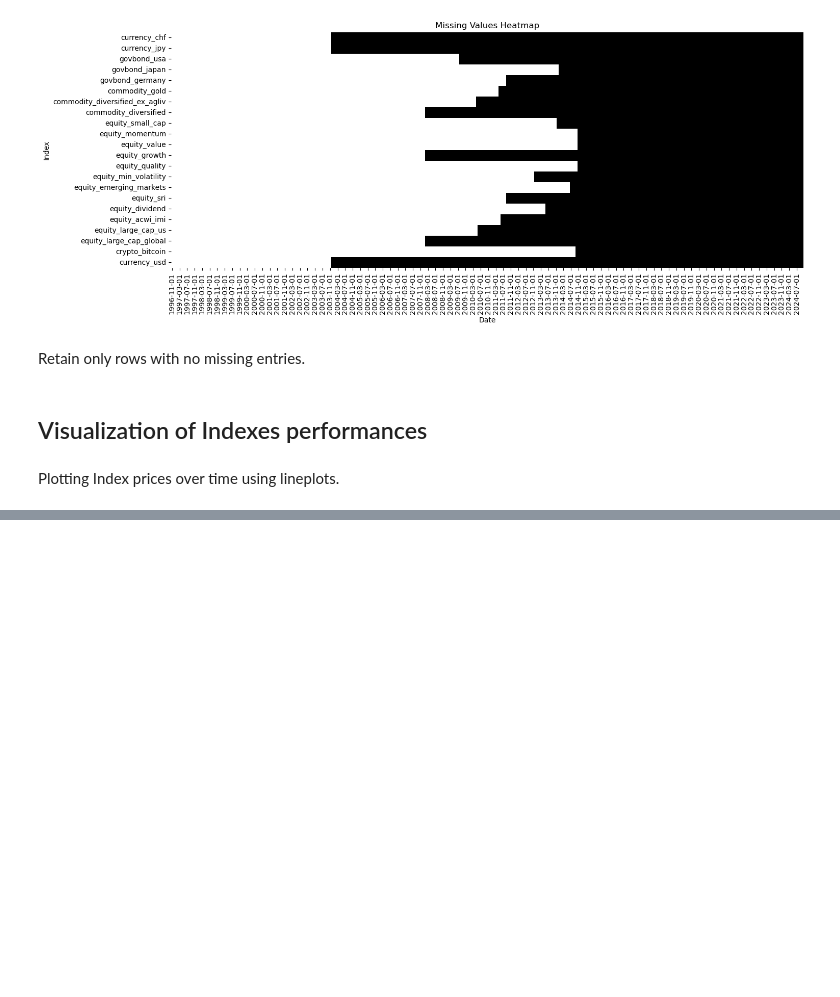
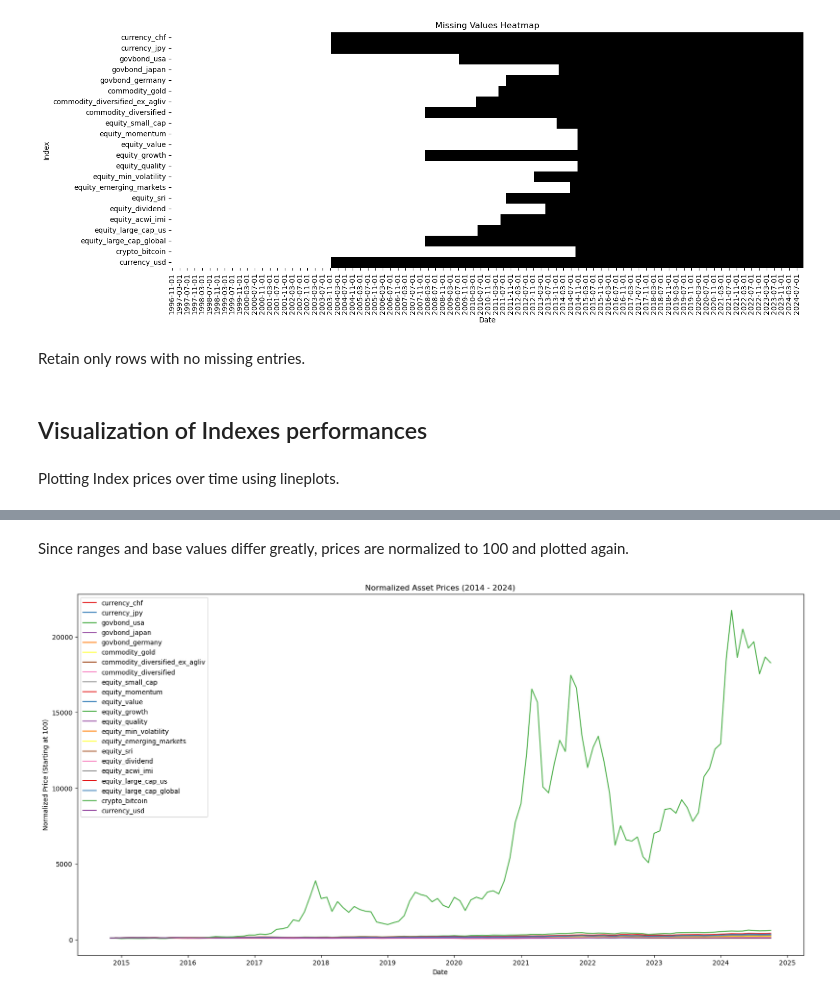
Before and after one commit to JAlbertOfficial/rebalytics, a Jupyter notebook: notebooks/02_data_exploration_processing.ipynb, the cells around one changed output, grey strips where cells are left out. Cells and saved outputs as stored; diff of their text form; code cells hidden in the pictures; blank space fills up the shorter version.

```diff
--- a/notebooks/02_data_exploration_processing.ipynb
+++ b/notebooks/02_data_exploration_processing.ipynb
@@ -187,0 +172,31 @@ plt.show()
+# %% [markdown]
+Since ranges and base values differ greatly, prices are normalized to 100 and plotted again.
+# %%
+# Normalize the values so that each series starts at 100
+df_normalized = df_interim.copy()
+
+# Set the first value of each column as the baseline (100)
+start_values = df_normalized.iloc[0]
+df_normalized = df_normalized.div(start_values).multiply(100)
+
+# Color palette for solid lines
+color_palette = sns.color_palette("Set1", len(df_normalized.columns))
+
+# Create a line plot for all columns in the normalized DataFrame
+plt.figure(figsize=(20, 10))
+
+for i, column in enumerate(df_normalized.columns):
+    sns.lineplot(x=df_normalized.index, y=df_normalized[column], color=color_palette[i % len(color_palette)], linestyle="-", label=column)
+
+# Add a title, axis labels, and a legend
+plt.title('Normalized Asset Prices (2014 - 2024)')
+plt.xlabel('Date')
+plt.ylabel('Normalized Price (Starting at 100)')
+
+# Create a legend and display it
+plt.legend(loc='upper left')
+
+# Display the plot
+plt.show()
+# %% [output]
+[figure, added]
```
Also changed, not shown: parts of 2 cells of this notebook.
